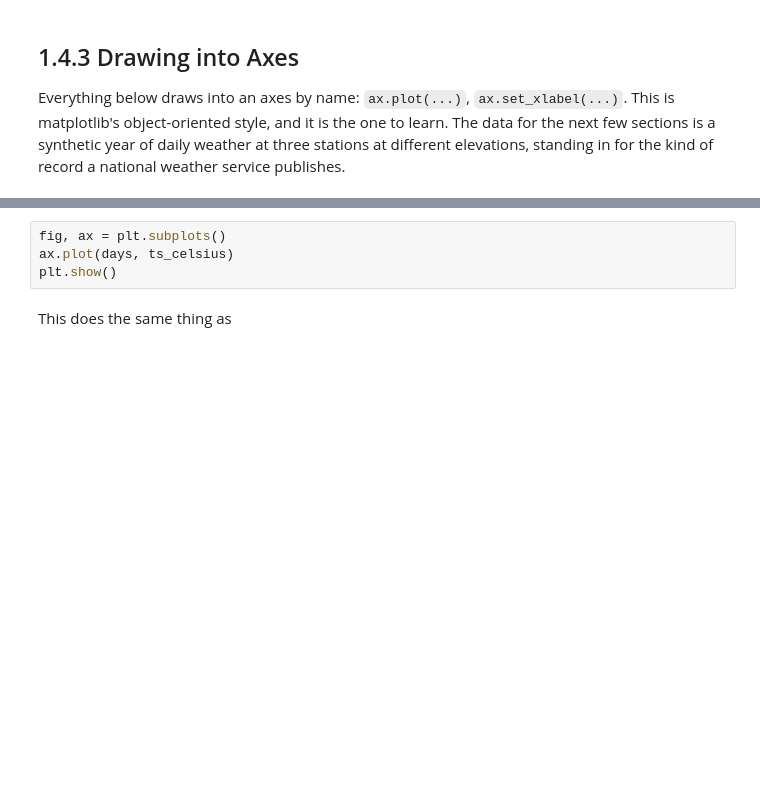
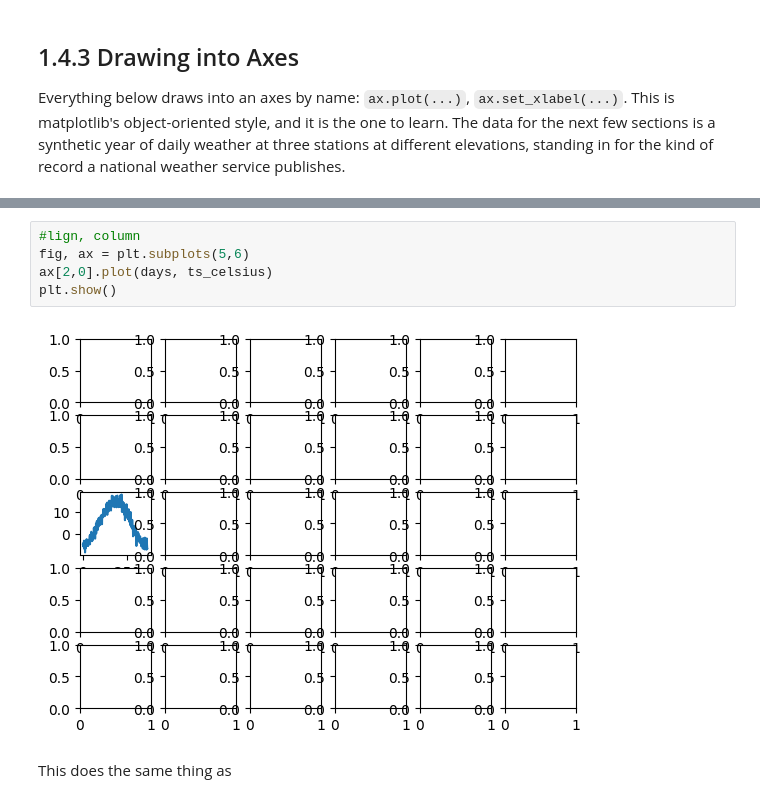
Before and after one commit to fiona-crdt/2026_Intro_Python, a Jupyter notebook: live/part-I/1.4-matplotlib-and-xarray.ipynb, the cells around one changed output, grey strips where cells are left out. Cells and saved outputs as stored; diff of their text form; blank space fills up the shorter version.

```diff
--- a/live/part-I/1.4-matplotlib-and-xarray.ipynb
+++ b/live/part-I/1.4-matplotlib-and-xarray.ipynb
@@ -113,7 +138,10 @@ print(ts_celsius.shape, ts_celsius.min(), ts_celsius.max())
 # %%
-fig, ax = plt.subplots()
-ax.plot(days, ts_celsius)
+#lign, column
+fig, ax = plt.subplots(5,6)
+ax[2,0].plot(days, ts_celsius)
 plt.show()
+# %% [output]
+[figure, added]
 # %% [markdown]
 This does the same thing as
 # %%
```
Also changed, not shown: parts of 47 cells of this notebook.
